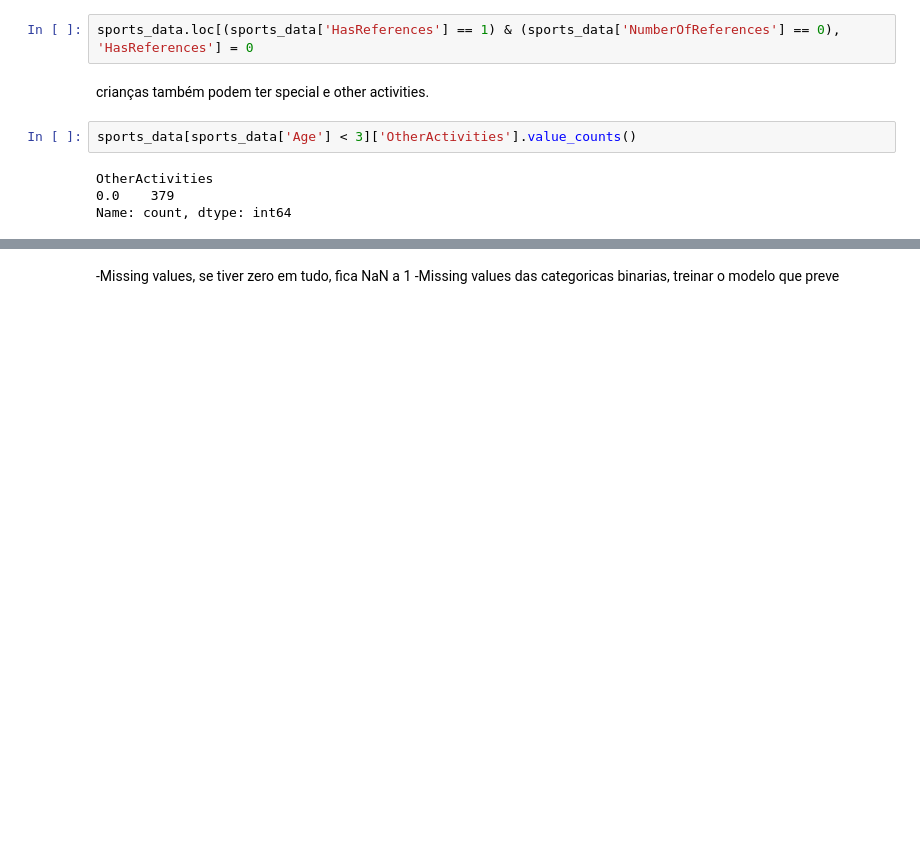
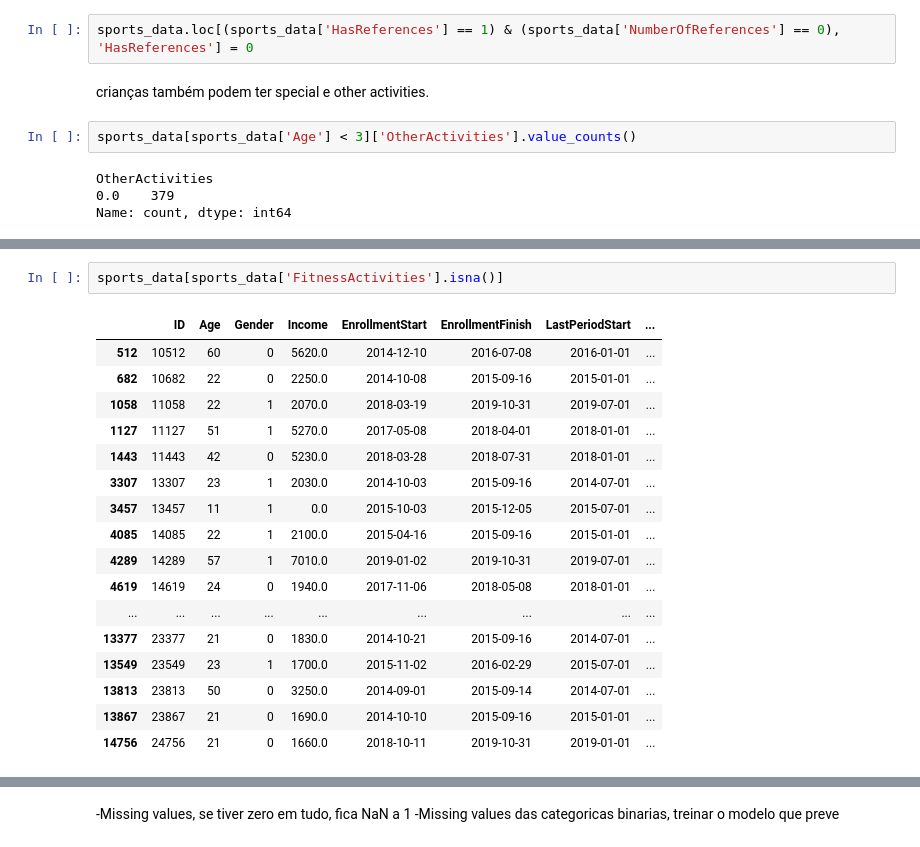
Before and after one commit to raquelxr/data-mining-proj, a Jupyter notebook: Raquel.ipynb, the cells around one changed output, grey strips where cells are left out. Drawn from its saved outputs; the diff is of its cells as text; blank space fills up the shorter version.

```diff
--- a/Raquel.ipynb
+++ b/Raquel.ipynb
@@ -271,0 +274,20 @@ FileNotFoundError: [Errno 2] No such file or directory: '../figures/exp_analysis
+# %%
+sports_data[sports_data['FitnessActivities'].isna()]
+# %% [output]
+|  | ID | Age | Gender | Income | EnrollmentStart | EnrollmentFinish | LastPeriodStart | ... |
+| 512 | 10512 | 60 | 0 | 5620.0 | 2014-12-10 | 2016-07-08 | 2016-01-01 | ... |
+| 682 | 10682 | 22 | 0 | 2250.0 | 2014-10-08 | 2015-09-16 | 2015-01-01 | ... |
+| 1058 | 11058 | 22 | 1 | 2070.0 | 2018-03-19 | 2019-10-31 | 2019-07-01 | ... |
+| 1127 | 11127 | 51 | 1 | 5270.0 | 2017-05-08 | 2018-04-01 | 2018-01-01 | ... |
+| 1443 | 11443 | 42 | 0 | 5230.0 | 2018-03-28 | 2018-07-31 | 2018-01-01 | ... |
+| 3307 | 13307 | 23 | 1 | 2030.0 | 2014-10-03 | 2015-09-16 | 2014-07-01 | ... |
+| 3457 | 13457 | 11 | 1 | 0.0 | 2015-10-03 | 2015-12-05 | 2015-07-01 | ... |
+| 4085 | 14085 | 22 | 1 | 2100.0 | 2015-04-16 | 2015-09-16 | 2015-01-01 | ... |
+| 4289 | 14289 | 57 | 1 | 7010.0 | 2019-01-02 | 2019-10-31 | 2019-07-01 | ... |
+| 4619 | 14619 | 24 | 0 | 1940.0 | 2017-11-06 | 2018-05-08 | 2018-01-01 | ... |
+| ... | ... | ... | ... | ... | ... | ... | ... | ... |
+| 13377 | 23377 | 21 | 0 | 1830.0 | 2014-10-21 | 2015-09-16 | 2014-07-01 | ... |
+| 13549 | 23549 | 23 | 1 | 1700.0 | 2015-11-02 | 2016-02-29 | 2015-07-01 | ... |
+| 13813 | 23813 | 50 | 0 | 3250.0 | 2014-09-01 | 2015-09-14 | 2014-07-01 | ... |
+| 13867 | 23867 | 21 | 0 | 1690.0 | 2014-10-10 | 2015-09-16 | 2015-01-01 | ... |
+| 14756 | 24756 | 21 | 0 | 1660.0 | 2018-10-11 | 2019-10-31 | 2019-01-01 | ... |
```
Also changed, not shown: parts of 17 cells of this notebook.
